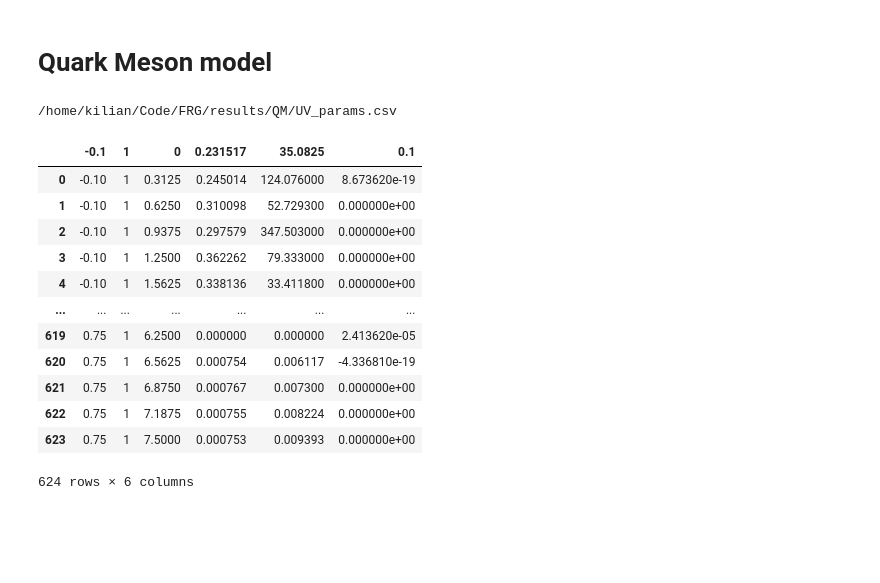
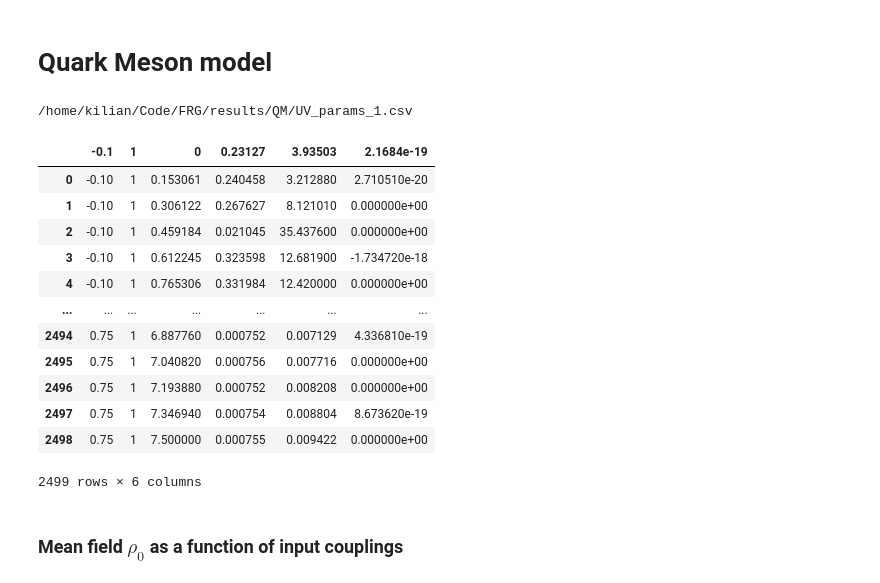
Before and after one commit to kilianroeth/FRG, a Jupyter notebook: plot/QM.ipynb, the cells around one changed output. Cells and saved outputs as stored; diff of their text form; code cells hidden in the pictures; blank space fills up the shorter version.

```diff
--- a/plot/QM.ipynb
+++ b/plot/QM.ipynb
@@ -14,32 +14,34 @@ import plot
 # %%
 RESULTS_DIR = "../results/QM"
 # %%
-csv_path = Path(RESULTS_DIR) / "UV_params.csv"
+csv_path = Path(RESULTS_DIR) / "UV_params_1.csv"
 print(csv_path.resolve())
 
 uv_params = pd.read_csv(
     csv_path,
     comment='#',
     skiprows=[3],
     skipinitialspace=True
 )
 
 uv_params
 # %% [output]
-/home/kilian/Code/FRG/results/QM/UV_params.csv
+/home/kilian/Code/FRG/results/QM/UV_params_1.csv
-|  | -0.1 | 1 | 0 | 0.231517 | 35.0825 | 0.1 |
-| 0 | -0.10 | 1 | 0.3125 | 0.245014 | 124.076000 | 8.673620e-19 |
-| 1 | -0.10 | 1 | 0.6250 | 0.310098 | 52.729300 | 0.000000e+00 |
-| 2 | -0.10 | 1 | 0.9375 | 0.297579 | 347.503000 | 0.000000e+00 |
-| 3 | -0.10 | 1 | 1.2500 | 0.362262 | 79.333000 | 0.000000e+00 |
-| 4 | -0.10 | 1 | 1.5625 | 0.338136 | 33.411800 | 0.000000e+00 |
+|  | -0.1 | 1 | 0 | 0.23127 | 3.93503 | 2.1684e-19 |
+| 0 | -0.10 | 1 | 0.153061 | 0.240458 | 3.212880 | 2.710510e-20 |
+| 1 | -0.10 | 1 | 0.306122 | 0.267627 | 8.121010 | 0.000000e+00 |
+| 2 | -0.10 | 1 | 0.459184 | 0.021045 | 35.437600 | 0.000000e+00 |
+| 3 | -0.10 | 1 | 0.612245 | 0.323598 | 12.681900 | -1.734720e-18 |
+| 4 | -0.10 | 1 | 0.765306 | 0.331984 | 12.420000 | 0.000000e+00 |
 | ... | ... | ... | ... | ... | ... | ... |
-| 619 | 0.75 | 1 | 6.2500 | 0.000000 | 0.000000 | 2.413620e-05 |
-| 620 | 0.75 | 1 | 6.5625 | 0.000754 | 0.006117 | -4.336810e-19 |
-| 621 | 0.75 | 1 | 6.8750 | 0.000767 | 0.007300 | 0.000000e+00 |
-| 622 | 0.75 | 1 | 7.1875 | 0.000755 | 0.008224 | 0.000000e+00 |
-| 623 | 0.75 | 1 | 7.5000 | 0.000753 | 0.009393 | 0.000000e+00 |
+| 2494 | 0.75 | 1 | 6.887760 | 0.000752 | 0.007129 | 4.336810e-19 |
+| 2495 | 0.75 | 1 | 7.040820 | 0.000756 | 0.007716 | 0.000000e+00 |
+| 2496 | 0.75 | 1 | 7.193880 | 0.000752 | 0.008208 | 0.000000e+00 |
+| 2497 | 0.75 | 1 | 7.346940 | 0.000754 | 0.008804 | 8.673620e-19 |
+| 2498 | 0.75 | 1 | 7.500000 | 0.000755 | 0.009422 | 0.000000e+00 |
-624 rows × 6 columns
+2499 rows × 6 columns
+# %% [markdown]
+### Mean field $\rho_0$ as a function of input couplings
 # %%
 import numpy as np
 import matplotlib.pyplot as plt
```
Also changed, not shown: parts of 3 cells of this notebook, 7 other files.
